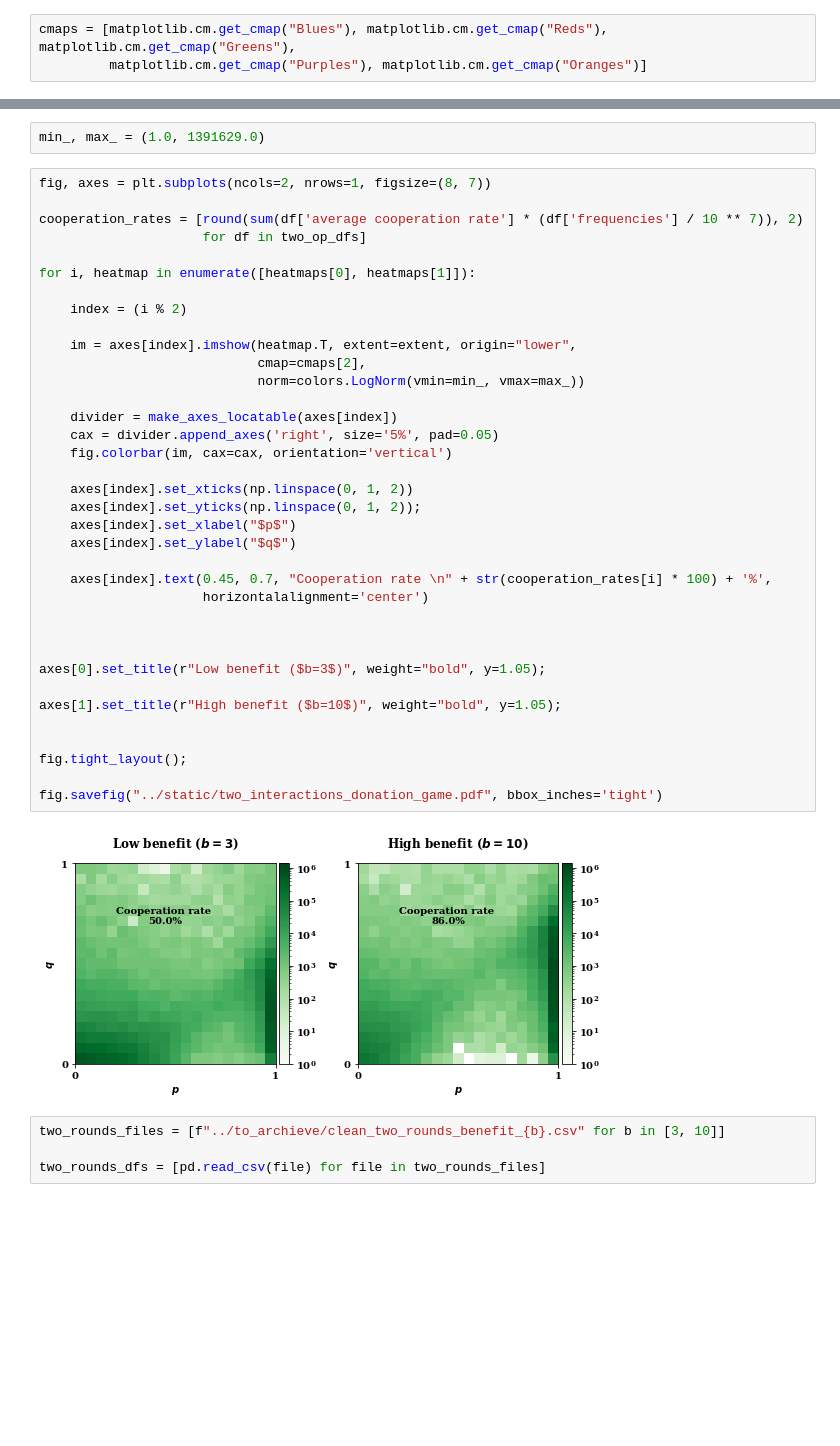
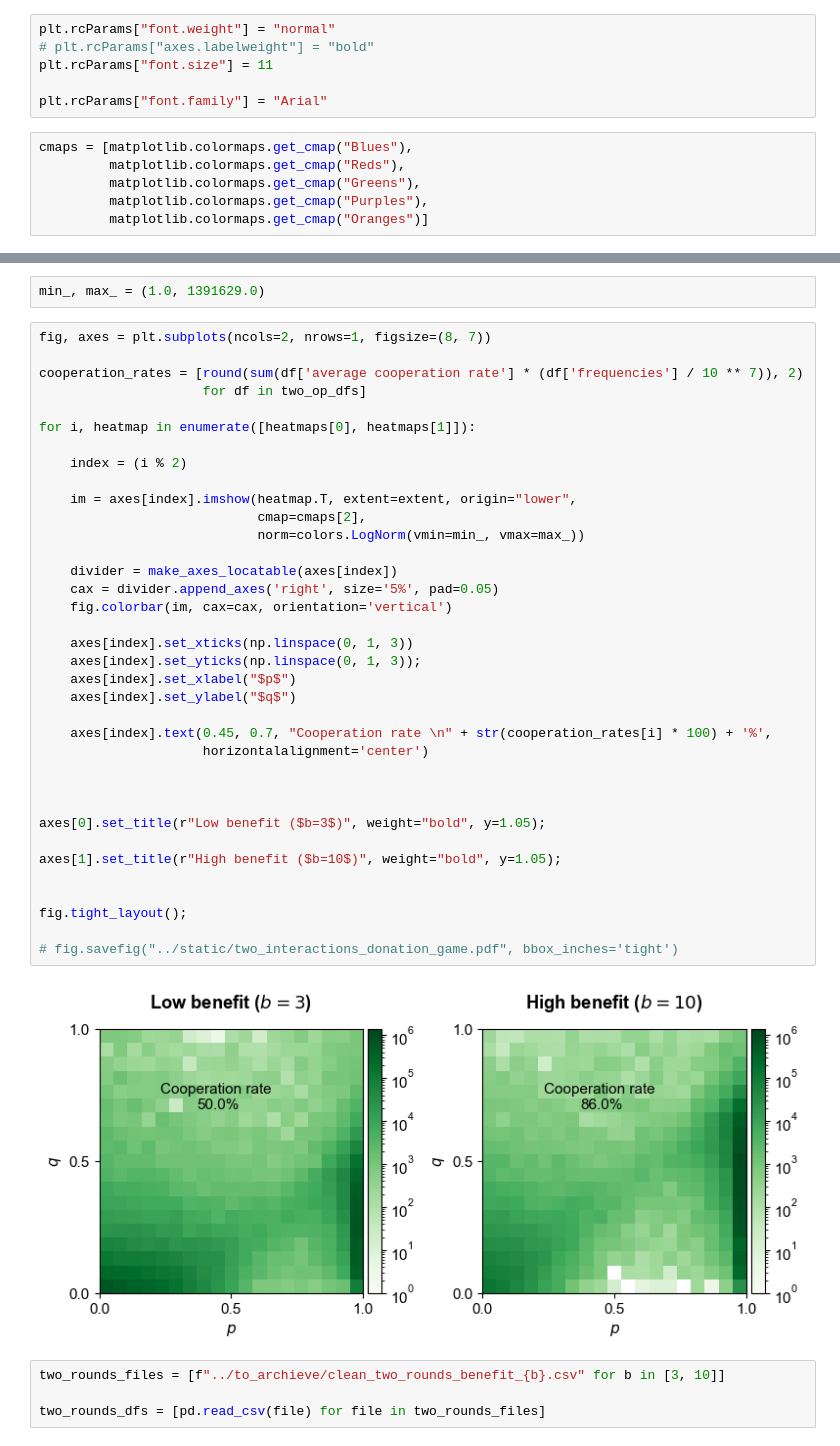
Before and after one commit to Nikoleta-v3/evolution-of-cooperation-with-limited-updating-payoff-memory, a Jupyter notebook: nbs/Donation Game More Memory.ipynb, the cells around one changed output, grey strips where cells are left out. Drawn from its saved outputs; the diff is of its cells as text; blank space fills up the shorter version.

```diff
--- a/nbs/Donation Game More Memory.ipynb
+++ b/nbs/Donation Game More Memory.ipynb
@@ -26,6 +19,15 @@ matplotlib.rc('font', **font)
+# %%
+plt.rcParams["font.weight"] = "normal"
+# plt.rcParams["axes.labelweight"] = "bold"
+plt.rcParams["font.size"] = 11
+
+plt.rcParams["font.family"] = "Arial"
 # %%
-cmaps = [matplotlib.cm.get_cmap("Blues"), matplotlib.cm.get_cmap("Reds"), matplotlib.cm.get_cmap("Greens"),
-         matplotlib.cm.get_cmap("Purples"), matplotlib.cm.get_cmap("Oranges")]
+cmaps = [matplotlib.colormaps.get_cmap("Blues"),
+         matplotlib.colormaps.get_cmap("Reds"),
+         matplotlib.colormaps.get_cmap("Greens"),
+         matplotlib.colormaps.get_cmap("Purples"),
+         matplotlib.colormaps.get_cmap("Oranges")]
 # %% [markdown]
 ### Heatmaps for SI
 # %% [markdown]
@@ -63,37 +65,37 @@ cooperation_rates = [round(sum(df['average cooperation rate'] * (df['frequencies
                      for df in two_op_dfs]
 
 for i, heatmap in enumerate([heatmaps[0], heatmaps[1]]):
 
     index = (i % 2)
 
     im = axes[index].imshow(heatmap.T, extent=extent, origin="lower",
                             cmap=cmaps[2],
                             norm=colors.LogNorm(vmin=min_, vmax=max_))
 
     divider = make_axes_locatable(axes[index])
     cax = divider.append_axes('right', size='5%', pad=0.05)
     fig.colorbar(im, cax=cax, orientation='vertical')
 
-    axes[index].set_xticks(np.linspace(0, 1, 2))
-    axes[index].set_yticks(np.linspace(0, 1, 2));
+    axes[index].set_xticks(np.linspace(0, 1, 3))
+    axes[index].set_yticks(np.linspace(0, 1, 3));
     axes[index].set_xlabel("$p$")
     axes[index].set_ylabel("$q$")
 
     axes[index].text(0.45, 0.7, "Cooperation rate \n" + str(cooperation_rates[i] * 100) + '%',
                      horizontalalignment='center')
 
 
 
 axes[0].set_title(r"Low benefit ($b=3$)", weight="bold", y=1.05);
 
 axes[1].set_title(r"High benefit ($b=10$)", weight="bold", y=1.05);
 
 
 fig.tight_layout();
 
-fig.savefig("../static/two_interactions_donation_game.pdf", bbox_inches='tight')
+# fig.savefig("../static/two_interactions_donation_game.pdf", bbox_inches='tight')
 # %% [output]
-[figure, old version]
+[figure, new version]
 # %%
 two_rounds_files = [f"../to_archieve/clean_two_rounds_benefit_{b}.csv" for b in [3, 10]]
 
```
Also changed, not shown: parts of 15 cells of this notebook, 1 other file.
